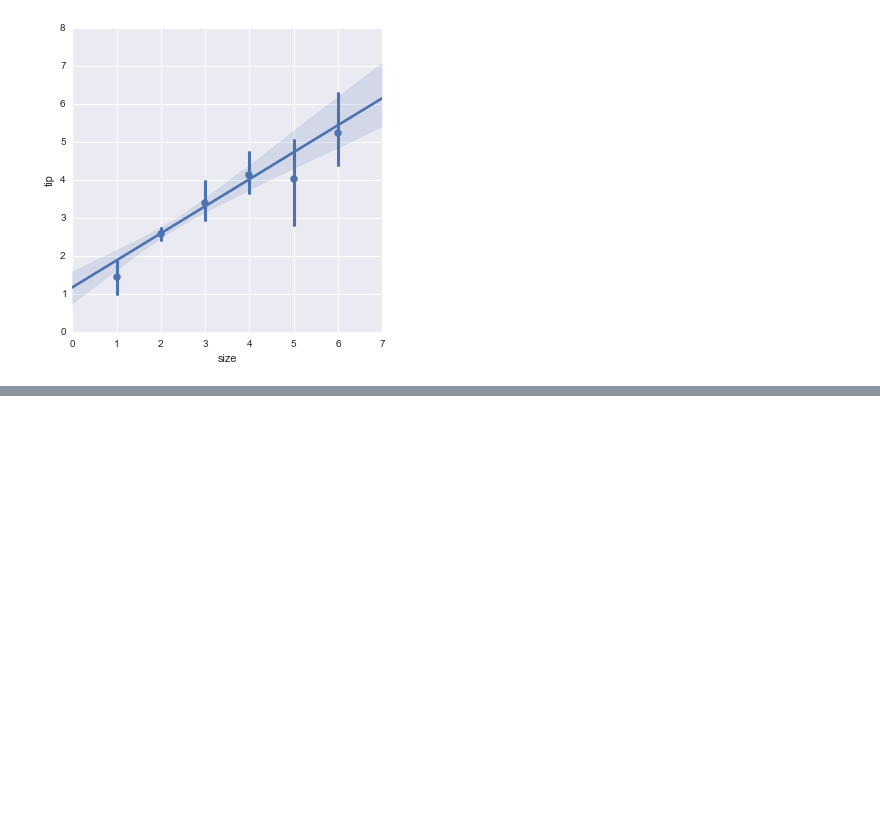
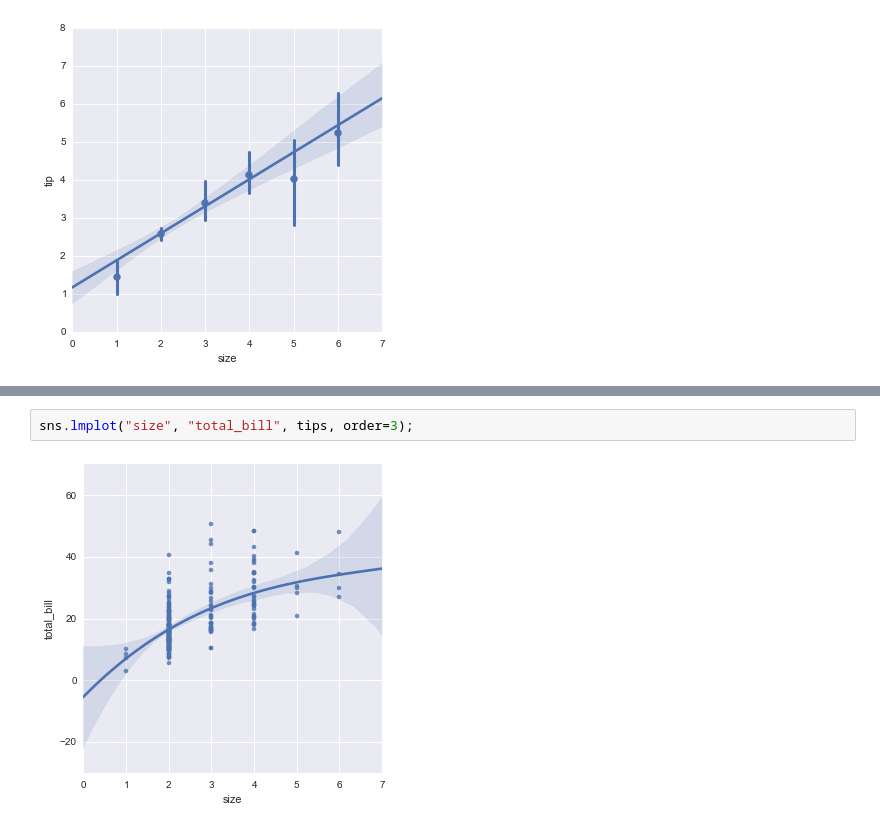
Before and after one commit to tarmstro/mvbop, a Jupyter notebook: seaborn_tutorial.ipynb, the cells around one changed output, grey strips where cells are left out. Cells and saved outputs as stored; diff of their text form; blank space fills up the shorter version.

```diff
--- a/seaborn_tutorial.ipynb
+++ b/seaborn_tutorial.ipynb
@@ -310,0 +319,4 @@ sns.lmplot("size", "tip", tips, x_estimator=np.mean);
+# %%
+sns.lmplot("size", "total_bill", tips, order=3);
+# %% [output]
+[figure, added]
```
Also changed, not shown: parts of 3 cells of this notebook.
